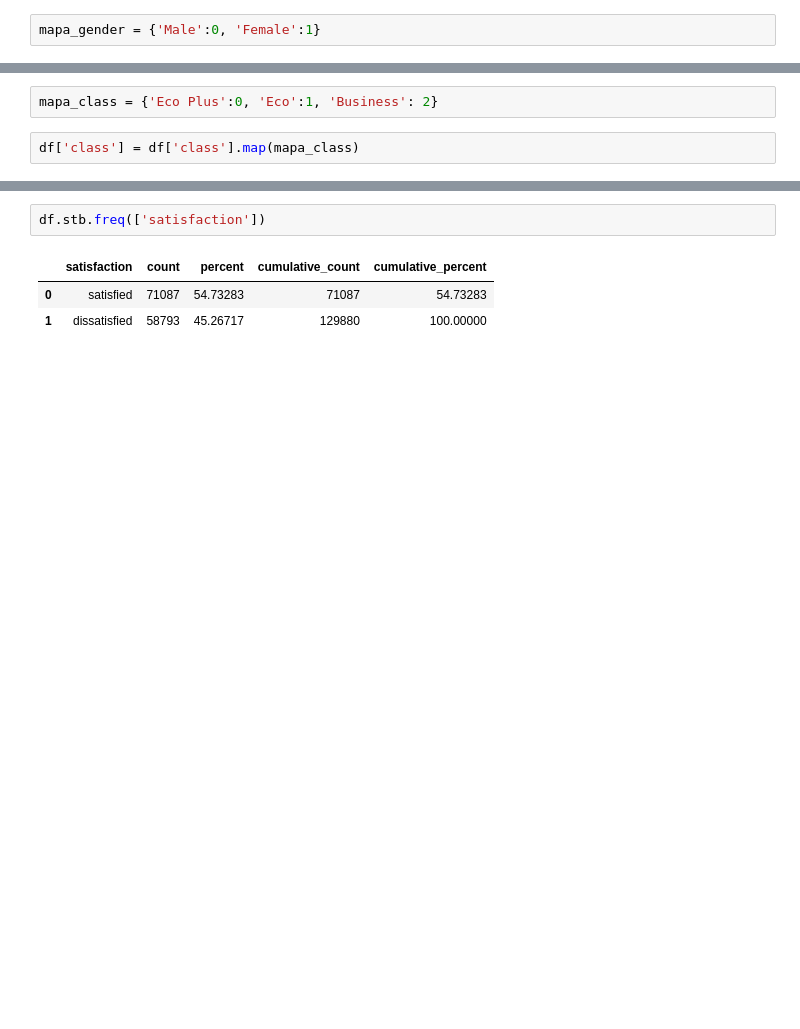
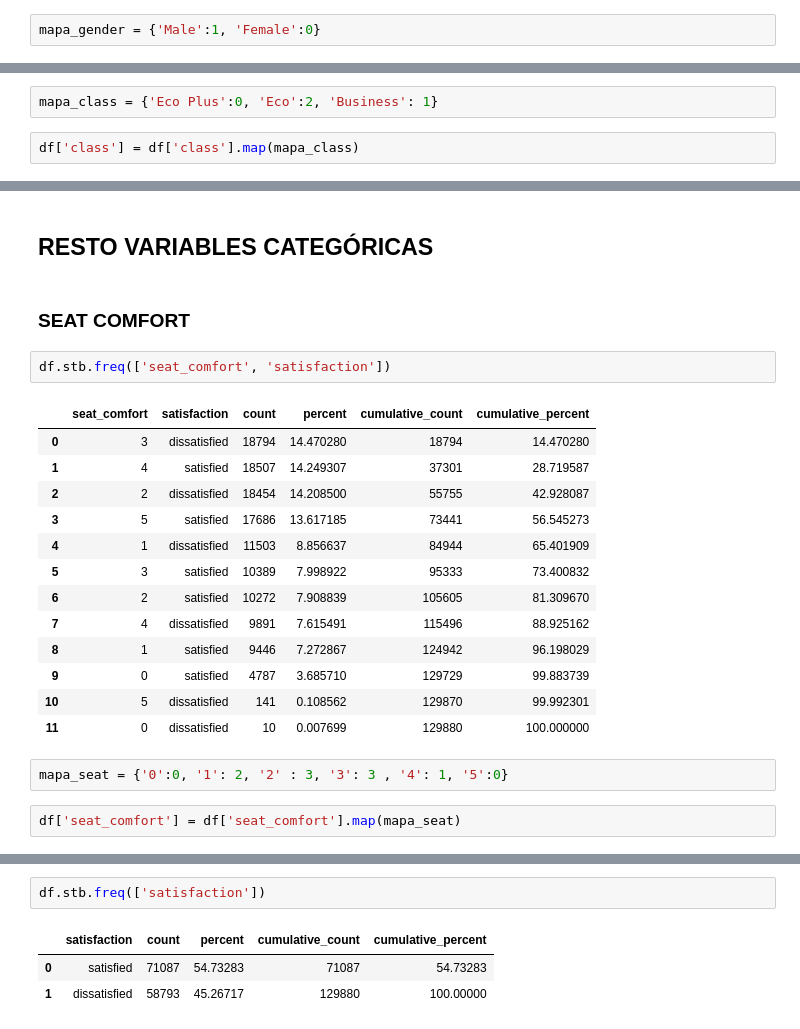
Before and after one commit to Adalab/promo_d_da_modulo3_sprint1_Estibaliz_Lorena, a Jupyter notebook: Regresión Logistica/pair_regresion_logistica2_preprocesado.ipynb, the cells around one changed output, grey strips where cells are left out. Cells and saved outputs as stored; diff of their text form; blank space fills up the shorter version.

```diff
--- a/Regresión Logistica/pair_regresion_logistica2_preprocesado.ipynb
+++ b/Regresión Logistica/pair_regresion_logistica2_preprocesado.ipynb
@@ -235,7 +235,7 @@ df.stb.freq(['gender', 'satisfaction'])
 | 2 | Male | satisfied | 28159 | 21.680782 | 106909 | 82.313674 |
 | 3 | Female | dissatisfied | 22971 | 17.686326 | 129880 | 100.000000 |
 # %%
-mapa_gender = {'Male':0, 'Female':1}
+mapa_gender = {'Male':1, 'Female':0}
 # %%
 df['gender'] = df['gender'].map(mapa_gender)
 # %% [markdown]
@@ -279,7 +279,7 @@ df.stb.freq(['class', 'satisfaction'])
 | 4 | Eco Plus | dissatisfied | 5392 | 4.151524 | 125861 | 96.905605 |
 | 5 | Eco Plus | satisfied | 4019 | 3.094395 | 129880 | 100.000000 |
 # %%
-mapa_class = {'Eco Plus':0, 'Eco':1, 'Business': 2}
+mapa_class = {'Eco Plus':0, 'Eco':2, 'Business': 1}
 # %%
 df['class'] = df['class'].map(mapa_class)
 # %% [markdown]
@@ -286,0 +302,24 @@ df['class'] = df['class'].map(mapa_class)
+# %% [markdown]
+## RESTO VARIABLES CATEGÓRICAS
+# %% [markdown]
+### SEAT COMFORT
+# %%
+df.stb.freq(['seat_comfort', 'satisfaction'])
+# %% [output]
+|  | seat_comfort | satisfaction | count | percent | cumulative_count | cumulative_percent |
+| 0 | 3 | dissatisfied | 18794 | 14.470280 | 18794 | 14.470280 |
+| 1 | 4 | satisfied | 18507 | 14.249307 | 37301 | 28.719587 |
+| 2 | 2 | dissatisfied | 18454 | 14.208500 | 55755 | 42.928087 |
+| 3 | 5 | satisfied | 17686 | 13.617185 | 73441 | 56.545273 |
+| 4 | 1 | dissatisfied | 11503 | 8.856637 | 84944 | 65.401909 |
+| 5 | 3 | satisfied | 10389 | 7.998922 | 95333 | 73.400832 |
+| 6 | 2 | satisfied | 10272 | 7.908839 | 105605 | 81.309670 |
+| 7 | 4 | dissatisfied | 9891 | 7.615491 | 115496 | 88.925162 |
+| 8 | 1 | satisfied | 9446 | 7.272867 | 124942 | 96.198029 |
+| 9 | 0 | satisfied | 4787 | 3.685710 | 129729 | 99.883739 |
+| 10 | 5 | dissatisfied | 141 | 0.108562 | 129870 | 99.992301 |
+| 11 | 0 | dissatisfied | 10 | 0.007699 | 129880 | 100.000000 |
+# %%
+mapa_seat = {'0':0, '1': 2, '2' : 3, '3': 3 , '4': 1, '5':0}
+# %%
+df['seat_comfort'] = df['seat_comfort'].map(mapa_seat)
```
Also changed, not shown: parts of 37 cells of this notebook.
